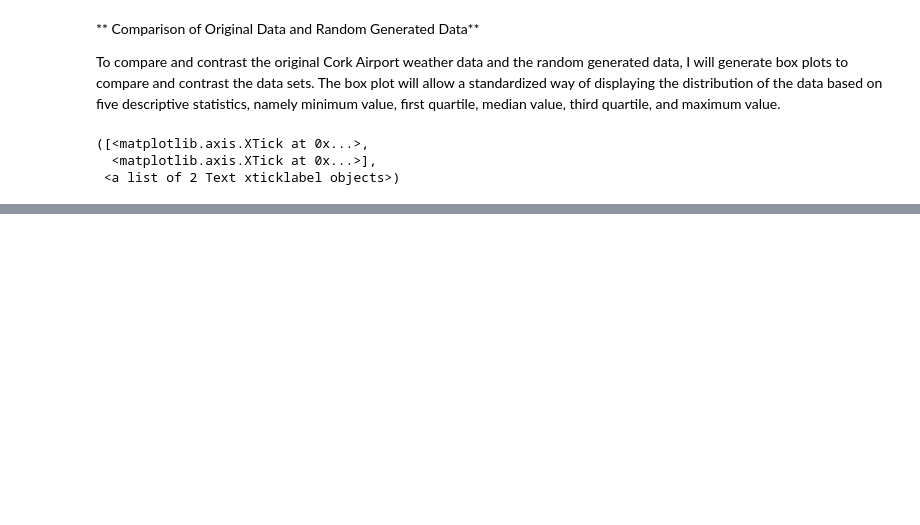
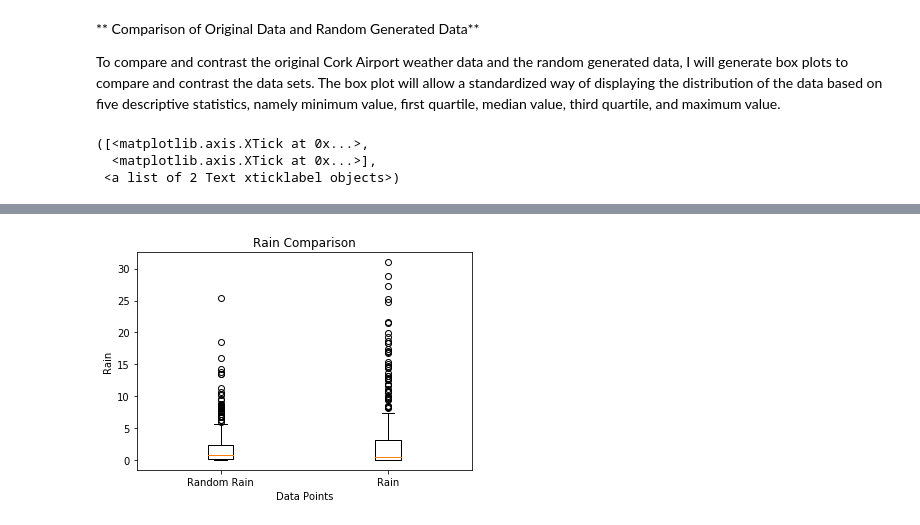
Before and after one commit to shanecanny1/Program-for-Data-Analysis-Project, a Jupyter notebook: Programming for Data Analysis Project.ipynb, the cells around one changed output, grey strips where cells are left out. Cells and saved outputs as stored; diff of their text form; code cells hidden in the pictures; blank space fills up the shorter version.

```diff
--- a/Programming for Data Analysis Project.ipynb
+++ b/Programming for Data Analysis Project.ipynb
@@ -386,0 +375,10 @@ SyntaxError: invalid syntax (<ipython-input-79-6dcd94e168cd>, line 1)
+# %%
+RainBoxPlot=[RandRain, Rain]
+plt.title("Rain Comparison")
+plt.boxplot(RainBoxPlot)
+plt.xlabel('Data Points')
+plt.ylabel('Rain')
+plt.xticks([1, 2], ['Random Rain','Rain'])
+plt.show()
+# %% [output]
+[figure, added]
```
Also changed, not shown: parts of 30 cells of this notebook.
